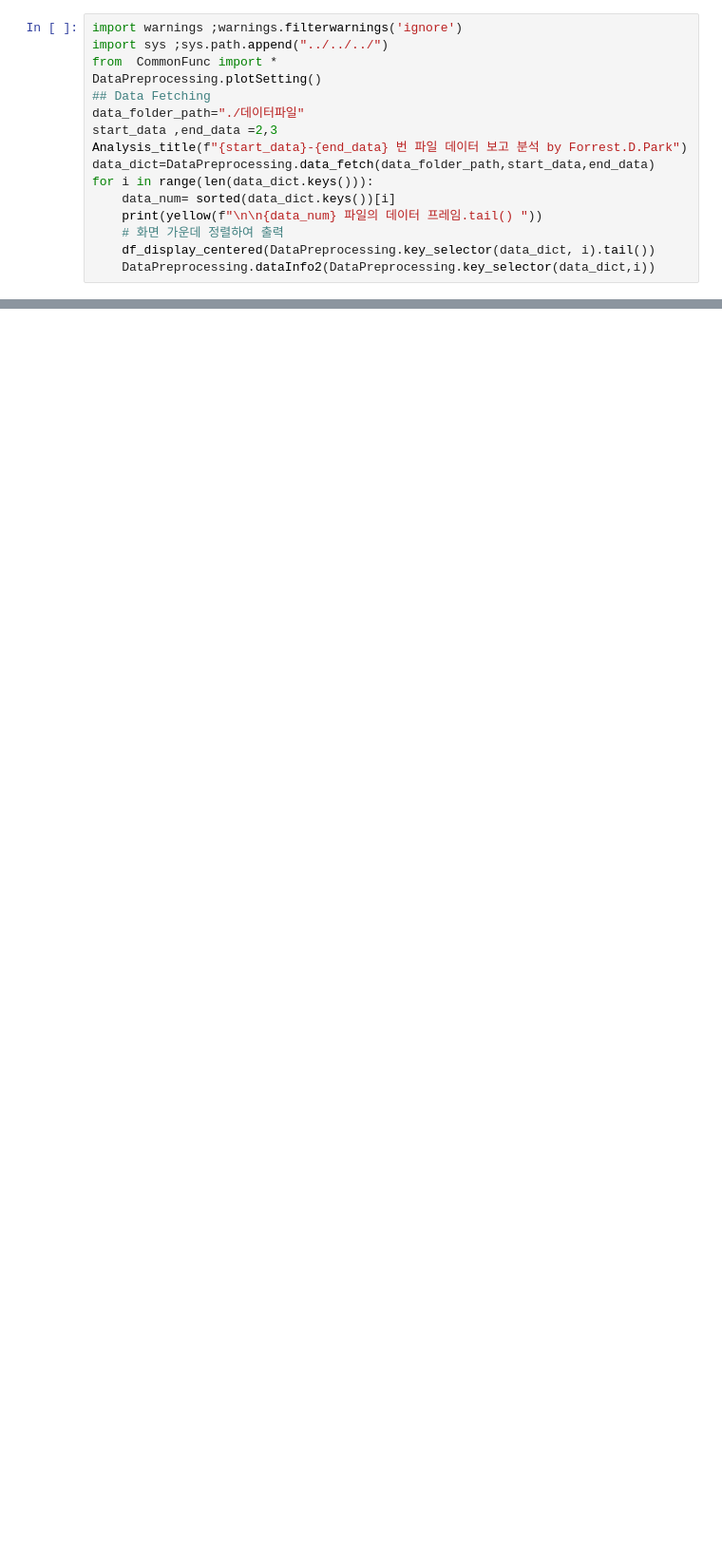
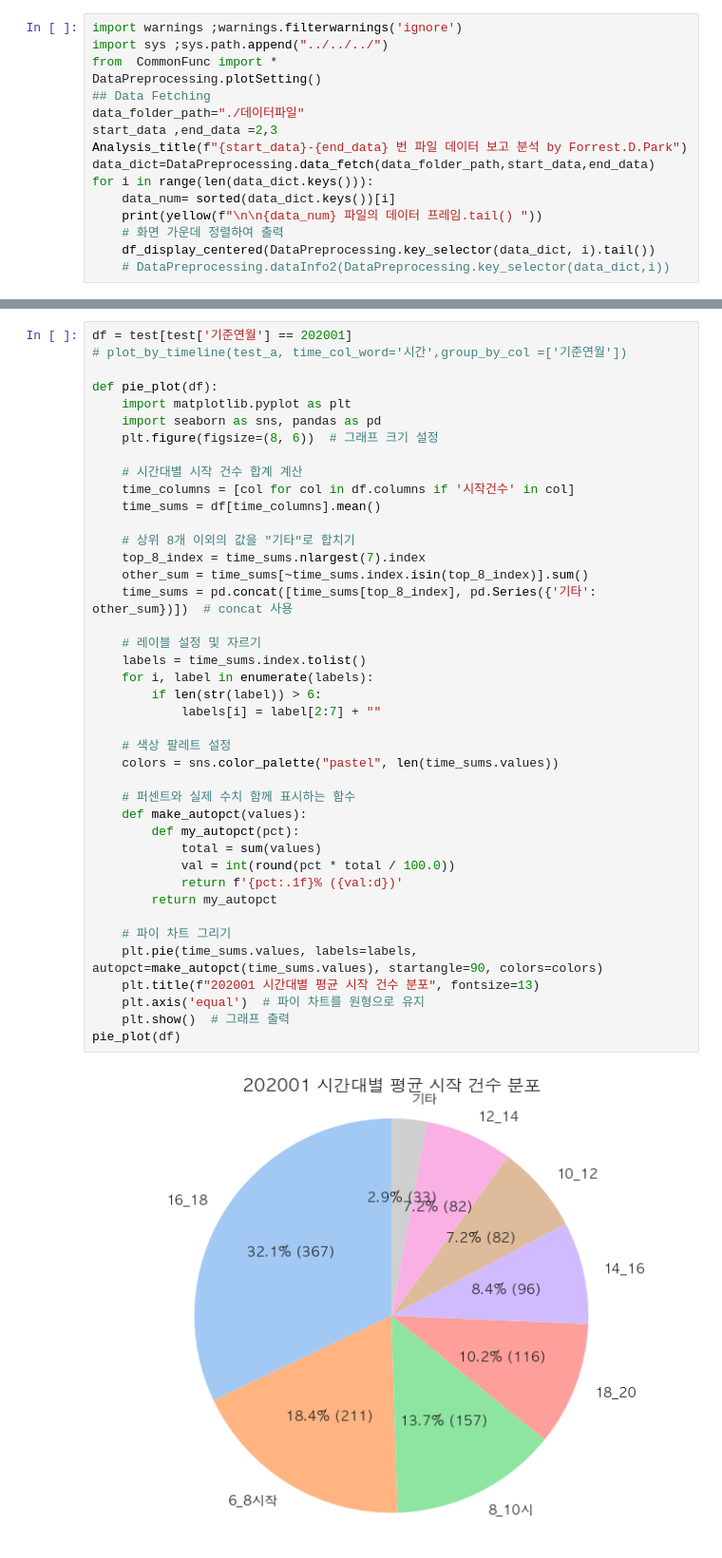
Before and after one commit to CodeArt-Team/MLcompetetion, a Jupyter notebook: 공모전/서울GovTech/돌봄서비스/Dpark_short_test.ipynb, the cells around one changed output, grey strips where cells are left out. Shown at 95% size. Cells and saved outputs as stored; diff of their text form; blank space fills up the shorter version.

```diff
--- a/공모전/서울GovTech/돌봄서비스/Dpark_short_test.ipynb
+++ b/공모전/서울GovTech/돌봄서비스/Dpark_short_test.ipynb
@@ -13,7 +13,7 @@ for i in range(len(data_dict.keys())):
     print(yellow(f"\n\n{data_num} 파일의 데이터 프레임.tail() "))
     # 화면 가운데 정렬하여 출력
     df_display_centered(DataPreprocessing.key_selector(data_dict, i).tail())
-    DataPreprocessing.dataInfo2(DataPreprocessing.key_selector(data_dict,i))
+    # DataPreprocessing.dataInfo2(DataPreprocessing.key_selector(data_dict,i))
 # %% [output]
 ◎ 현재 경로의 폴더 목록 --
   0. /Users/forrestdpark/Desktop/PDG/Python_/BerryMLcompetetion/공모전/서울GovTech/돌봄서비스/데이터파일
@@ -114,3 +72,46 @@ array([202001, 202003, 202004, 202005, 202006, 202007, 202008, 202009,
+# %%
+df = test[test['기준연월'] == 202001]
+# plot_by_timeline(test_a, time_col_word='시간',group_by_col =['기준연월'])
+
+def pie_plot(df):
+    import matplotlib.pyplot as plt
+    import seaborn as sns, pandas as pd
+    plt.figure(figsize=(8, 6))  # 그래프 크기 설정
+
+    # 시간대별 시작 건수 합계 계산
+    time_columns = [col for col in df.columns if '시작건수' in col]
+    time_sums = df[time_columns].mean()
+
+    # 상위 8개 이외의 값을 "기타"로 합치기
+    top_8_index = time_sums.nlargest(7).index
+    other_sum = time_sums[~time_sums.index.isin(top_8_index)].sum()
+    time_sums = pd.concat([time_sums[top_8_index], pd.Series({'기타': other_sum})])  # concat 사용
+
+    # 레이블 설정 및 자르기
+    labels = time_sums.index.tolist()
+    for i, label in enumerate(labels):
+        if len(str(label)) > 6:
+            labels[i] = label[2:7] + ""
+
+    # 색상 팔레트 설정
+    colors = sns.color_palette("pastel", len(time_sums.values))
+
+    # 퍼센트와 실제 수치 함께 표시하는 함수
+    def make_autopct(values):
+        def my_autopct(pct):
+            total = sum(values)
+            val = int(round(pct * total / 100.0))
+            return f'{pct:.1f}% ({val:d})'
+        return my_autopct
+
+    # 파이 차트 그리기
+    plt.pie(time_sums.values, labels=labels, autopct=make_autopct(time_sums.values), startangle=90, colors=colors)
+    plt.title(f"202001 시간대별 평균 시작 건수 분포", fontsize=13)
+    plt.axis('equal')  # 파이 차트를 원형으로 유지
+    plt.show()  # 그래프 출력
+pie_plot(df)
+# %% [output]
+[figure, added]
 # %%
 df =test
 import matplotlib.pyplot as plt
```
Also changed, not shown: parts of 3 cells of this notebook.
